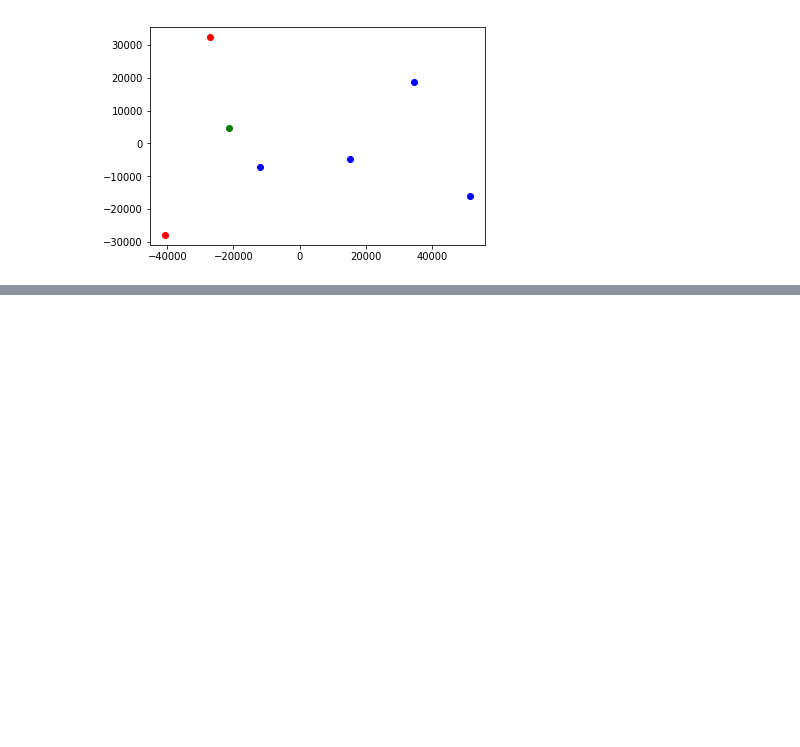
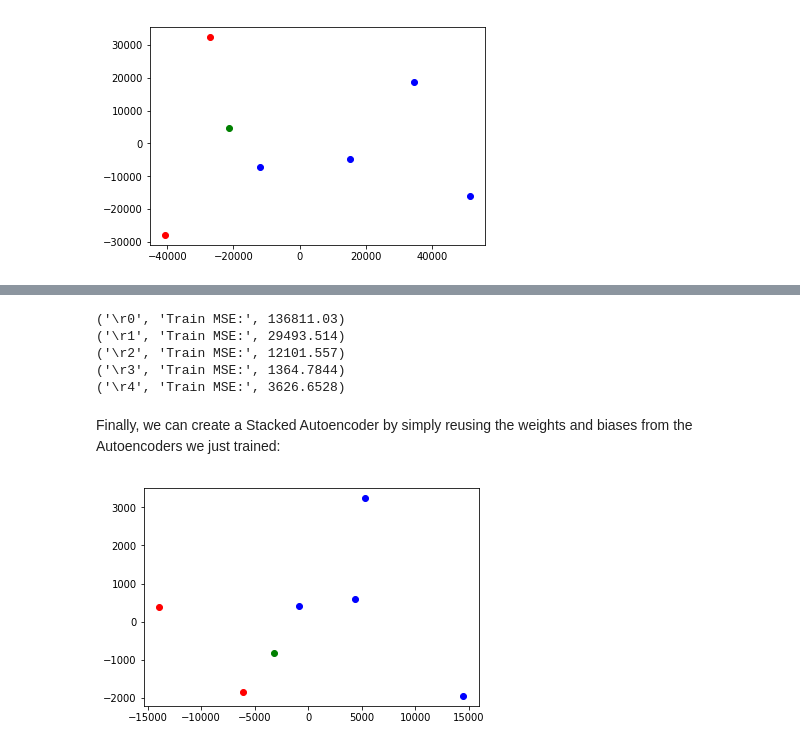
Before and after one commit to hacertilbec/Protein-Classification, a Jupyter notebook: Protein Vectorization-Revised.ipynb, the cells around one changed output, grey strips where cells are left out. Saved outputs shown, nothing was run; the diff lists cells and outputs as text; code cells hidden in the pictures; blank space fills up the shorter version.

```diff
--- a/Protein Vectorization-Revised.ipynb
+++ b/Protein Vectorization-Revised.ipynb
@@ -421,0 +497,10 @@ plt.show()
+# %%
+_, W2, b2, W3, b3 = train_autoencoder(hidden_output, n_neurons=500, n_epochs=5)
+# %% [output]
+('\r0', 'Train MSE:', 136811.03)
+('\r1', 'Train MSE:', 29493.514)
+('\r2', 'Train MSE:', 12101.557)
+('\r3', 'Train MSE:', 1364.7844)
+('\r4', 'Train MSE:', 3626.6528)
+# %% [markdown]
+Finally, we can create a Stacked Autoencoder by simply reusing the weights and biases from the Autoencoders we just trained:
@@ -421,0 +517,39 @@ plt.show()
+# %%
+def test_autoencoder(X_train):
+    init = tf.global_variables_initializer()
+    features = []
+    with tf.Session() as sess:
+        init.run()
+        for protein in X_train:
+            codings_val = hidden2.eval(feed_dict={X: [protein]})
+            features.append(codings_val[0])
+    return features
+# %%
+new_features = test_autoencoder(features)
+# %%
+nn=[]
+for n in new_features:
+    nn.append(n[0])
+# %%
+C = ["1a4i.pdb", "1nvt.pdb"]
+B = ["1a02.pdb","1a3q.pdb", "1gji.pdb", "1imh.pdb"]
+D = ["1fy7.pdb"]
+
+# PCA
+pca = PCA(n_components=2)
+features2d = pca.fit_transform(np.array(nn))
+result_dict = dict(zip(labels, features2d))
+
+fig, ax = plt.subplots()
+
+for protein, f2 in result_dict.items():
+    if protein in B:
+        ax.plot(f2[0], f2[1], 'ob')
+    elif protein in C:
+        ax.plot(f2[0], f2[1], 'or')
+    elif protein in D:
+        ax.plot(f2[0], f2[1], 'og')
+
+plt.show()
+# %% [output]
+[figure, added]
```
Also changed, not shown: parts of 14 cells of this notebook.
